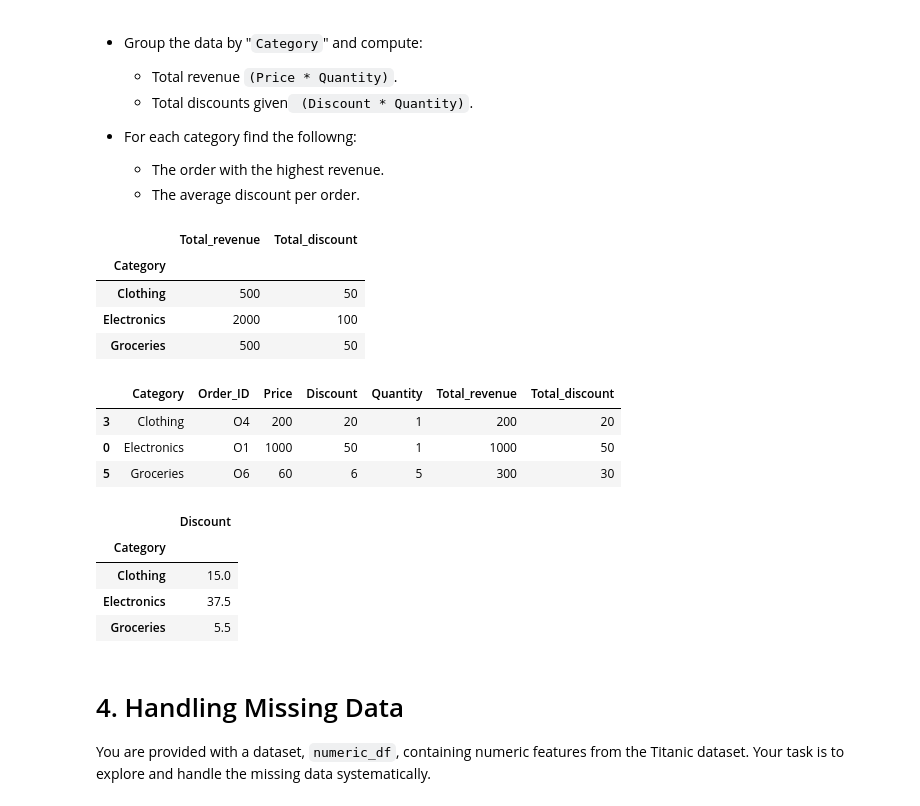
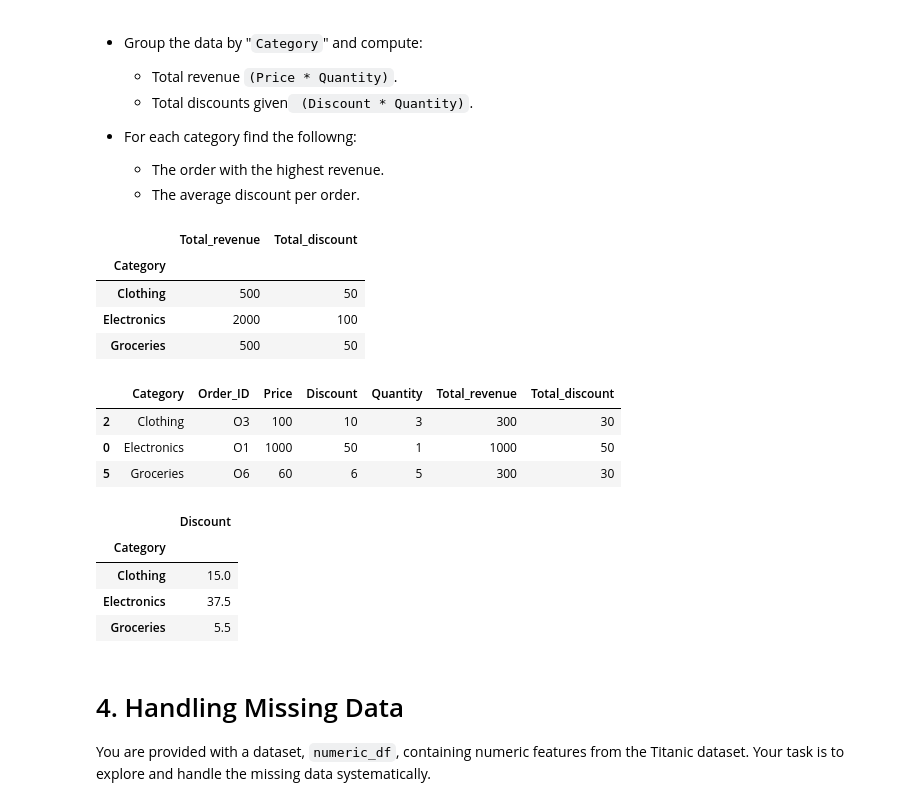
Before and after one commit to dakshdesai00/ES114-Assignments, a Jupyter notebook: Lab2/Lab2_Pandas_Matplotlib.ipynb, the cells around one changed output. Saved outputs shown, nothing was run; the diff lists cells and outputs as text; code cells hidden in the pictures.

```diff
--- a/Lab2/Lab2_Pandas_Matplotlib.ipynb
+++ b/Lab2/Lab2_Pandas_Matplotlib.ipynb
@@ -279,28 +279,28 @@ df_orders = pd.DataFrame({
 # %%
 df_orders = pd.DataFrame({
     'Category': ['Electronics', 'Electronics', 'Clothing', 'Clothing', 'Groceries', 'Groceries'],
     'Order_ID': ['O1', 'O2', 'O3', 'O4', 'O5', 'O6'],
     'Price': [1000, 500, 100, 200, 50, 60],
     'Discount': [50, 25, 10, 20, 5, 6],
     'Quantity': [1, 2, 3, 1, 4, 5]
 })
 df_orders.eval('Total_revenue = Price * Quantity', inplace=True)
 df_orders.eval('Total_discount = Quantity * Discount', inplace=True)
 
 grouped_data_by_category = df_orders.groupby('Category')
 
 display(grouped_data_by_category.agg({'Total_revenue': 'sum', 'Total_discount': 'sum'}))
 
-display(df_orders.iloc[grouped_data_by_category["Price"].idxmax()])
+display(df_orders.iloc[grouped_data_by_category["Total_revenue"].idxmax()])
 display(grouped_data_by_category.agg({'Discount': 'mean'}))
 # %% [output]
 |  | Total_revenue | Total_discount |
 | Category |  |  |
 | Clothing | 500 | 50 |
 | Electronics | 2000 | 100 |
 | Groceries | 500 | 50 |
 |  | Category | Order_ID | Price | Discount | Quantity | Total_revenue | Total_discount |
-| 3 | Clothing | O4 | 200 | 20 | 1 | 200 | 20 |
+| 2 | Clothing | O3 | 100 | 10 | 3 | 300 | 30 |
 | 0 | Electronics | O1 | 1000 | 50 | 1 | 1000 | 50 |
 | 5 | Groceries | O6 | 60 | 6 | 5 | 300 | 30 |
 |  | Discount |
```
Also changed, not shown: parts of 2 cells of this notebook.
